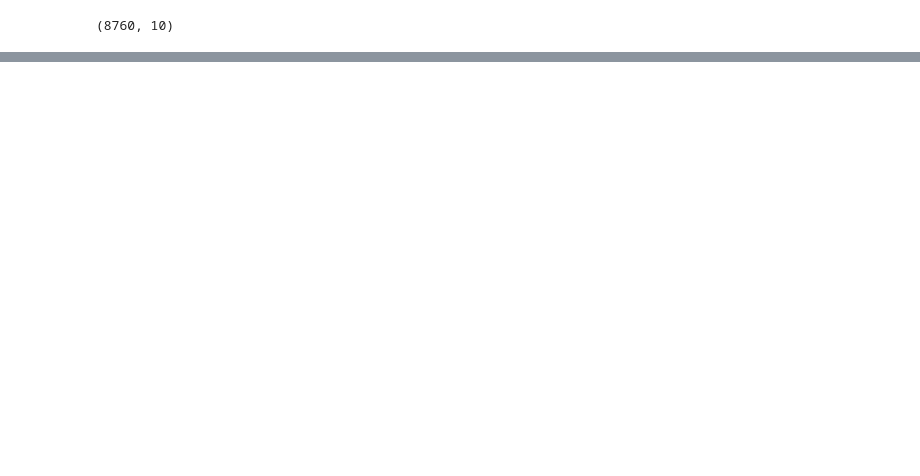
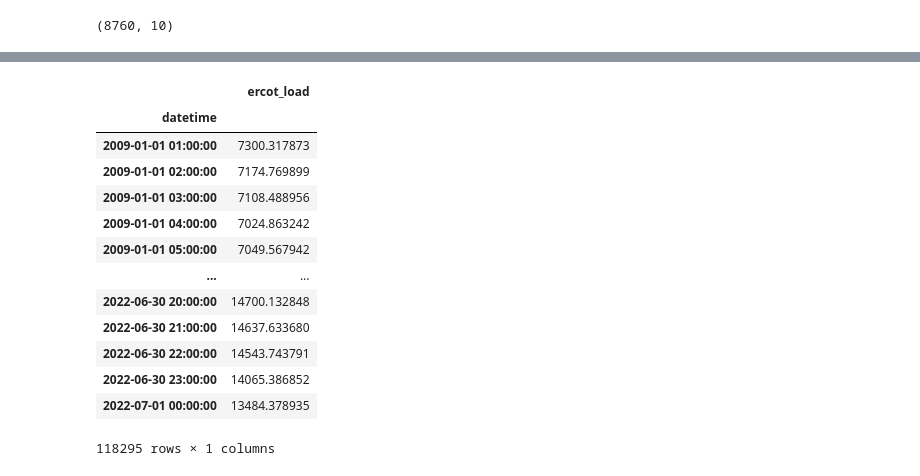
Before and after one commit to energy-demand-forecast/energy_demand_forecast, a Jupyter notebook: Lochlyn_directory/Lochlyn's notebook.ipynb, the cells around one changed output, grey strips where cells are left out. Saved outputs shown, nothing was run; the diff lists cells and outputs as text; code cells hidden in the pictures; blank space fills up the shorter version.

```diff
--- a/Lochlyn_directory/Lochlyn's notebook.ipynb
+++ b/Lochlyn_directory/Lochlyn's notebook.ipynb
@@ -267,0 +292,18 @@ coast_df.rename(columns={"Hour Ending": "datetime", "COAST": "ercot_load"}, inpl
+# %%
+df = wrangle.clean_ercot_datetime(df)
+df
+# %% [output]
+|  | ercot_load |
+| datetime |  |
+| 2009-01-01 01:00:00 | 7300.317873 |
+| 2009-01-01 02:00:00 | 7174.769899 |
+| 2009-01-01 03:00:00 | 7108.488956 |
+| 2009-01-01 04:00:00 | 7024.863242 |
+| 2009-01-01 05:00:00 | 7049.567942 |
+| ... | ... |
+| 2022-06-30 20:00:00 | 14700.132848 |
+| 2022-06-30 21:00:00 | 14637.633680 |
+| 2022-06-30 22:00:00 | 14543.743791 |
+| 2022-06-30 23:00:00 | 14065.386852 |
+| 2022-07-01 00:00:00 | 13484.378935 |
+118295 rows × 1 columns
```
Also changed, not shown: parts of 11 cells of this notebook, 3 other files.
